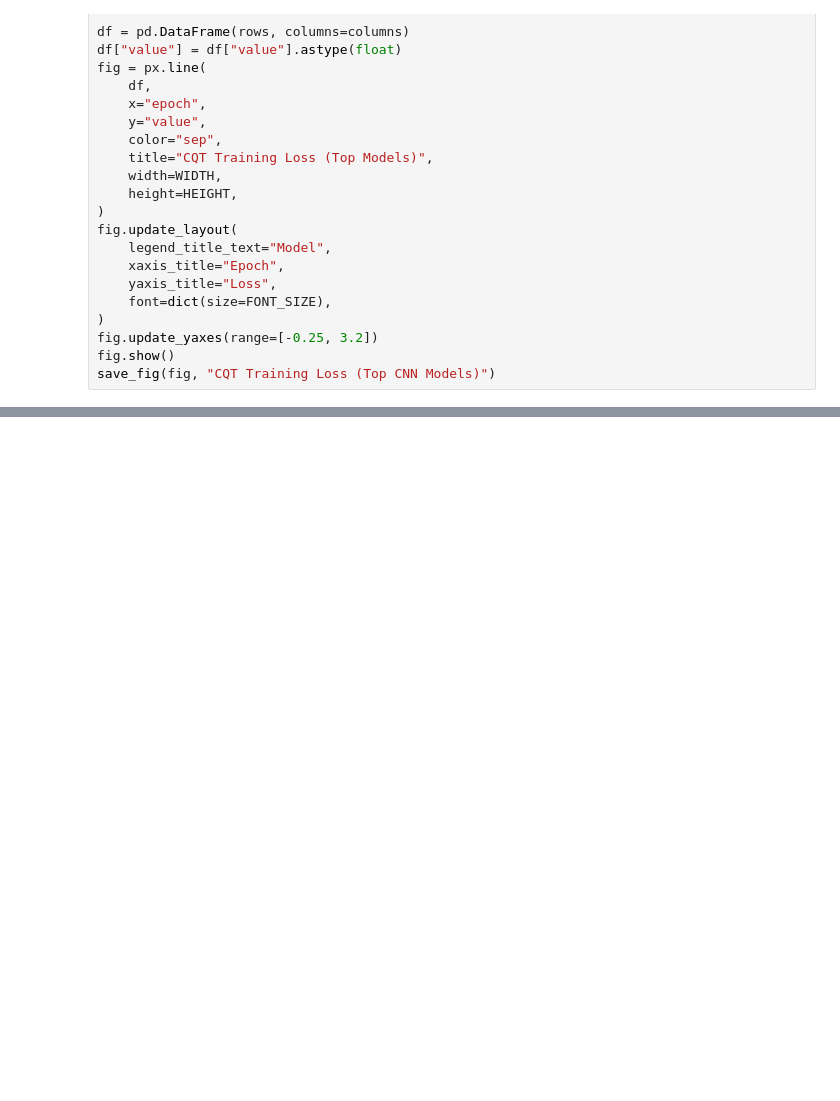
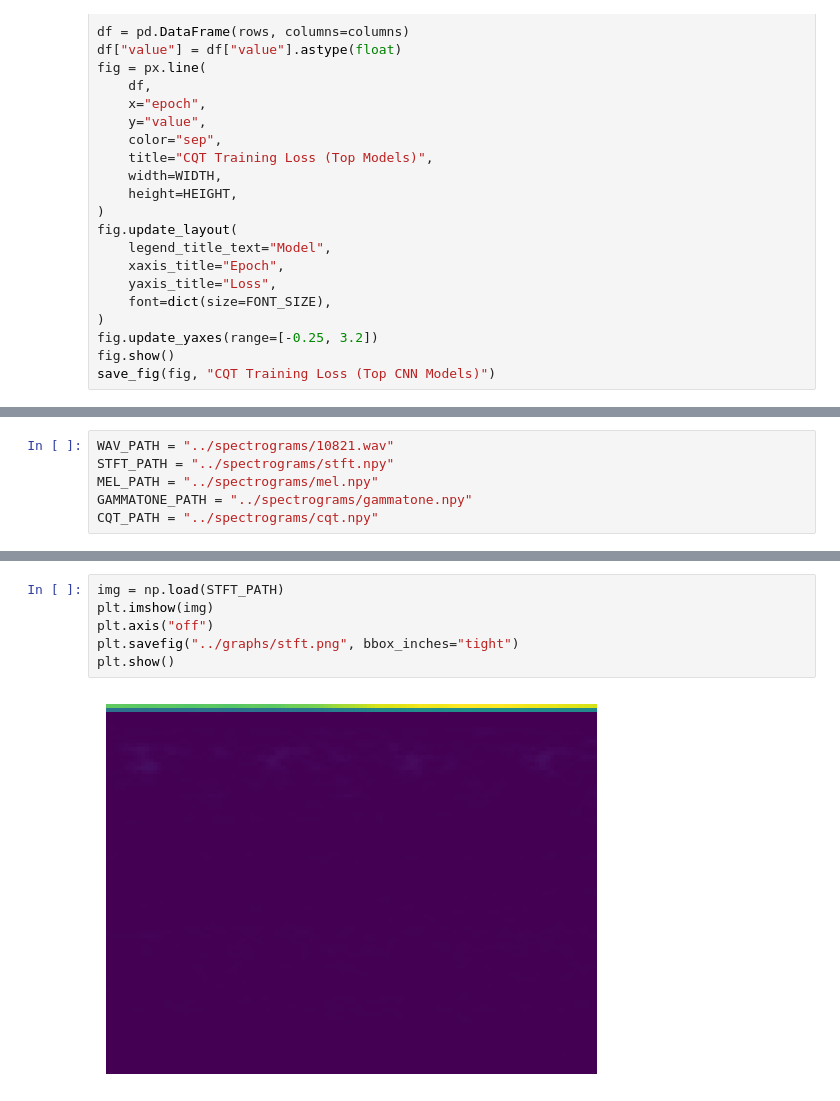
Before and after one commit to thomas-phillips/honours-research, a Jupyter notebook: src/graphing.ipynb, the cells around one changed output, grey strips where cells are left out. Drawn from its saved outputs; the diff is of its cells as text; blank space fills up the shorter version.

```diff
--- a/src/graphing.ipynb
+++ b/src/graphing.ipynb
@@ -945,3 +968,9 @@ fig.update_layout(
 fig.update_yaxes(range=[0, 1])
 fig.show()
 save_fig(fig, "CQT Accuracy (Top MaML Models)")
+# %%
+WAV_PATH = "../spectrograms/10821.wav"
+STFT_PATH = "../spectrograms/stft.npy"
+MEL_PATH = "../spectrograms/mel.npy"
+GAMMATONE_PATH = "../spectrograms/gammatone.npy"
+CQT_PATH = "../spectrograms/cqt.npy"
@@ -947,0 +1000,8 @@ save_fig(fig, "CQT Accuracy (Top MaML Models)")
+# %%
+img = np.load(STFT_PATH)
+plt.imshow(img)
+plt.axis("off")
+plt.savefig("../graphs/stft.png", bbox_inches="tight")
+plt.show()
+# %% [output]
+[figure, added]
```
Also changed, not shown: parts of 16 cells of this notebook.
